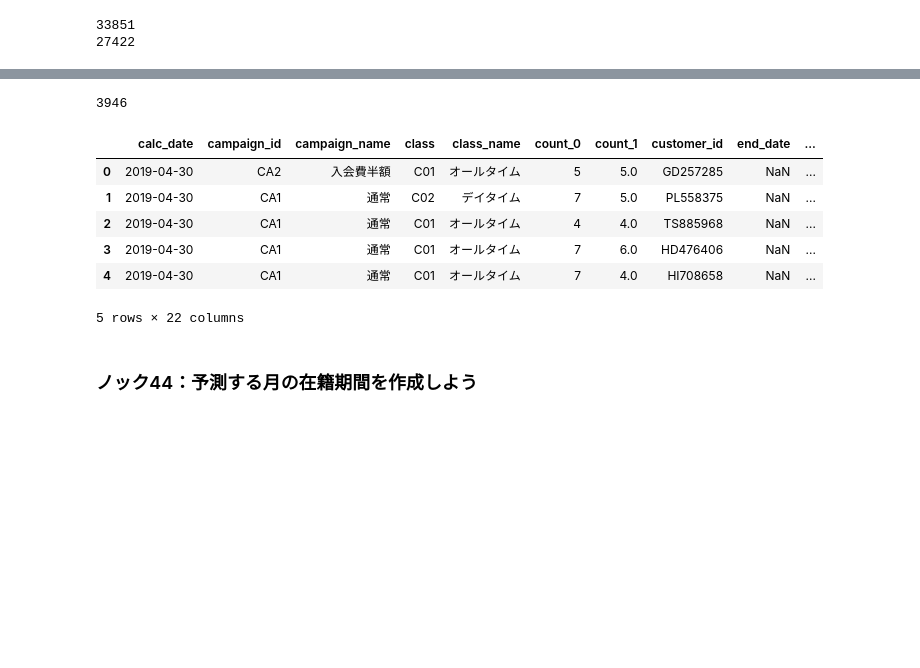
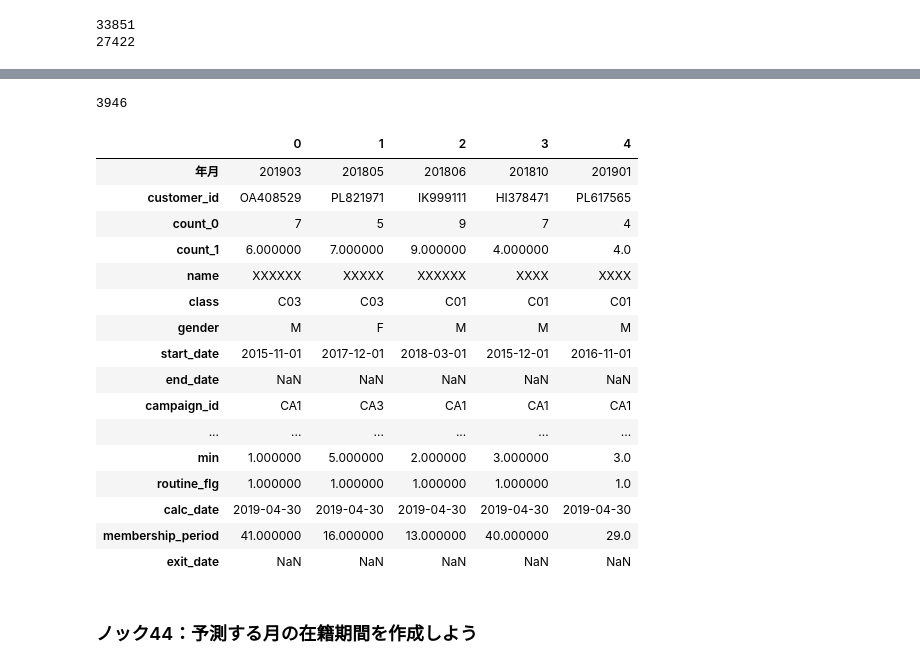
Before and after one commit to shinseitaro/python-data-analysis-100, a Jupyter notebook: sample/100drill_20201021/5/5章 顧客の退会を予測する１０本ノック_answer.ipynb, the cells around one changed output, grey strips where cells are left out. Saved outputs shown, nothing was run; the diff lists cells and outputs as text; code cells hidden in the pictures; blank space fills up the shorter version.

```diff
--- a/sample/100drill_20201021/5/5章 顧客の退会を予測する１０本ノック_answer.ipynb
+++ b/sample/100drill_20201021/5/5章 顧客の退会を予測する１０本ノック_answer.ipynb
@@ -53,7 +41,9 @@ exit_customer["exit_date"] = None
 exit_customer["end_date"] = pd.to_datetime(exit_customer["end_date"])
 for i in range(len(exit_customer)):
     exit_customer["exit_date"].iloc[i] = exit_customer["end_date"].iloc[i] - relativedelta(months=1)
-exit_customer["年月"] = exit_customer["exit_date"].dt.strftime("%Y%m")
+
+#exit_customer["年月"] = exit_customer["exit_date"].dt.strftime("%Y%m")
+exit_customer["年月"] = pd.to_datetime(exit_customer["exit_date"]).dt.strftime("%Y%m")
 uselog["年月"] = uselog["年月"].astype(str)
 exit_uselog = pd.merge(uselog, exit_customer, on=["customer_id", "年月"], how="left")
 print(len(uselog))
@@ -120,16 +116,26 @@ conti_uselog.head()
 # %%
 predict_data = pd.concat([conti_uselog, exit_uselog],ignore_index=True)
 print(len(predict_data))
-predict_data.head()
+predict_data.head().T
 # %% [output]
 3946
-|  | calc_date | campaign_id | campaign_name | class | class_name | count_0 | count_1 | customer_id | end_date | ... |
-| 0 | 2019-04-30 | CA2 | 入会費半額 | C01 | オールタイム | 5 | 5.0 | GD257285 | NaN | ... |
-| 1 | 2019-04-30 | CA1 | 通常 | C02 | デイタイム | 7 | 5.0 | PL558375 | NaN | ... |
-| 2 | 2019-04-30 | CA1 | 通常 | C01 | オールタイム | 4 | 4.0 | TS885968 | NaN | ... |
-| 3 | 2019-04-30 | CA1 | 通常 | C01 | オールタイム | 7 | 6.0 | HD476406 | NaN | ... |
-| 4 | 2019-04-30 | CA1 | 通常 | C01 | オールタイム | 7 | 4.0 | HI708658 | NaN | ... |
+|  | 0 | 1 | 2 | 3 | 4 |
+| 年月 | 201903 | 201805 | 201806 | 201810 | 201901 |
+| customer_id | OA408529 | PL821971 | IK999111 | HI378471 | PL617565 |
+| count_0 | 7 | 5 | 9 | 7 | 4 |
+| count_1 | 6.000000 | 7.000000 | 9.000000 | 4.000000 | 4.0 |
+| name | XXXXXX | XXXXX | XXXXXX | XXXX | XXXX |
+| class | C03 | C03 | C01 | C01 | C01 |
+| gender | M | F | M | M | M |
+| start_date | 2015-11-01 | 2017-12-01 | 2018-03-01 | 2015-12-01 | 2016-11-01 |
+| end_date | NaN | NaN | NaN | NaN | NaN |
+| campaign_id | CA1 | CA3 | CA1 | CA1 | CA1 |
+| ... | ... | ... | ... | ... | ... |
+| min | 1.000000 | 5.000000 | 2.000000 | 3.000000 | 3.0 |
+| routine_flg | 1.000000 | 1.000000 | 1.000000 | 1.000000 | 1.0 |
+| calc_date | 2019-04-30 | 2019-04-30 | 2019-04-30 | 2019-04-30 | 2019-04-30 |
+| membership_period | 41.000000 | 16.000000 | 13.000000 | 40.000000 | 29.0 |
+| exit_date | NaN | NaN | NaN | NaN | NaN |
-5 rows × 22 columns
 # %% [markdown]
 ### ノック44：予測する月の在籍期間を作成しよう
 # %%
```
Also changed, not shown: parts of 12 cells of this notebook, 4 other files.
